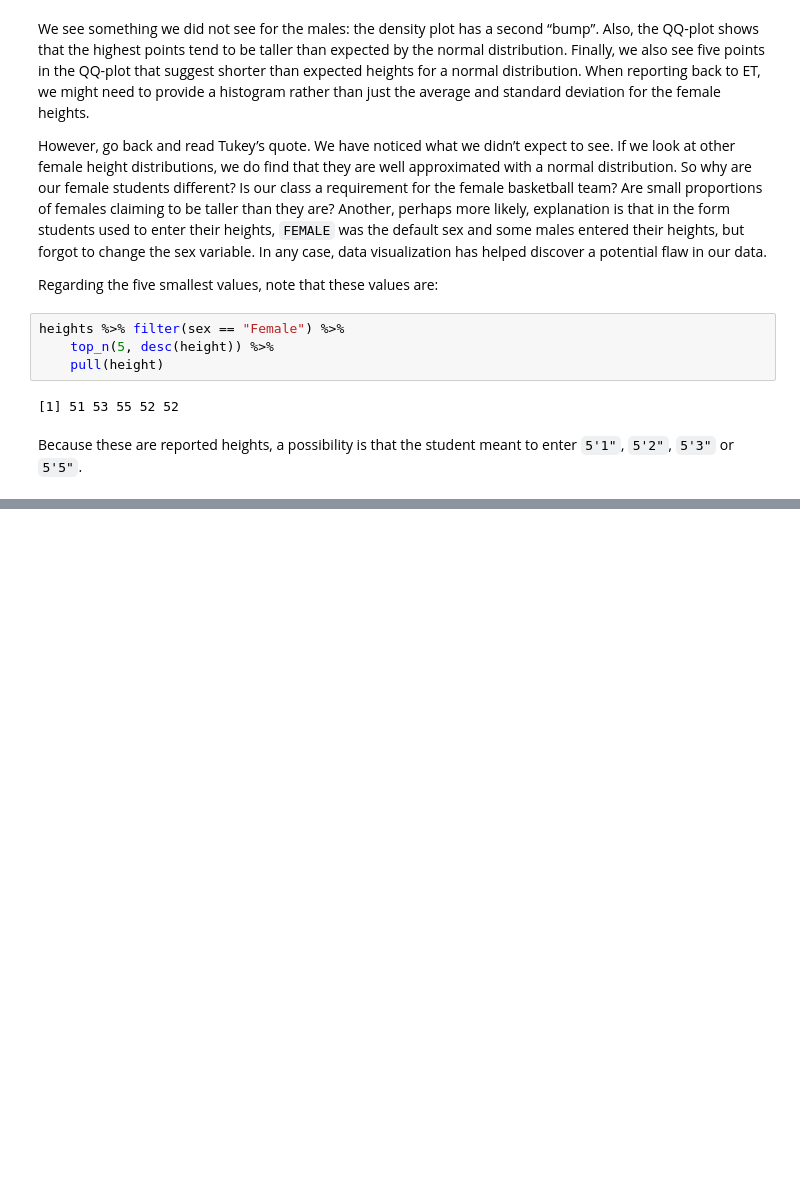
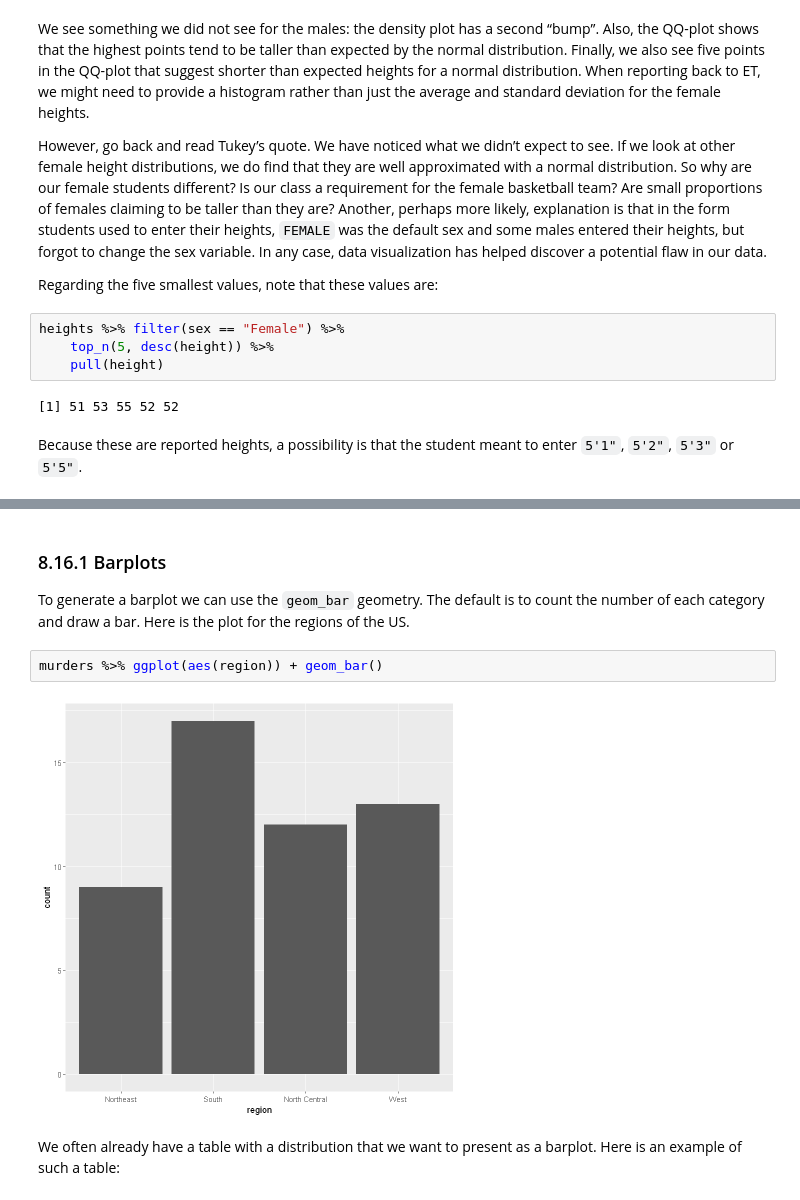
Before and after one commit to withjungjh/bsms222_168_jung, a Jupyter notebook: Ch8_Visulalizing_data_distribution.ipynb, the cells around one changed output, grey strips where cells are left out. Cells and saved outputs as stored; diff of their text form; blank space fills up the shorter version.

```diff
--- a/Ch8_Visulalizing_data_distribution.ipynb
+++ b/Ch8_Visulalizing_data_distribution.ipynb
@@ -481,0 +613,10 @@ Because these are reported heights, a possibility is that the student meant to e
+# %% [markdown]
+### 8.16.1 Barplots
+
+To generate a barplot we can use the `geom_bar` geometry. The default is to count the number of each category and draw a bar. Here is the plot for the regions of the US.
+# %%
+murders %>% ggplot(aes(region)) + geom_bar()
+# %% [output]
+[figure, added]
+# %% [markdown]
+We often already have a table with a distribution that we want to present as a barplot. Here is an example of such a table:
```
Also changed, not shown: parts of 95 cells of this notebook.
